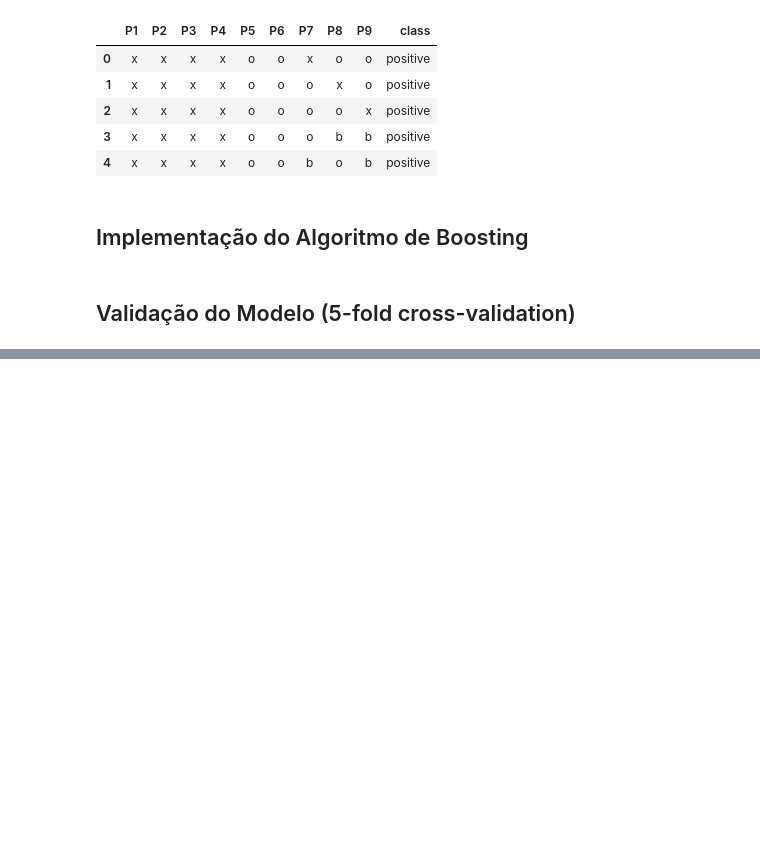
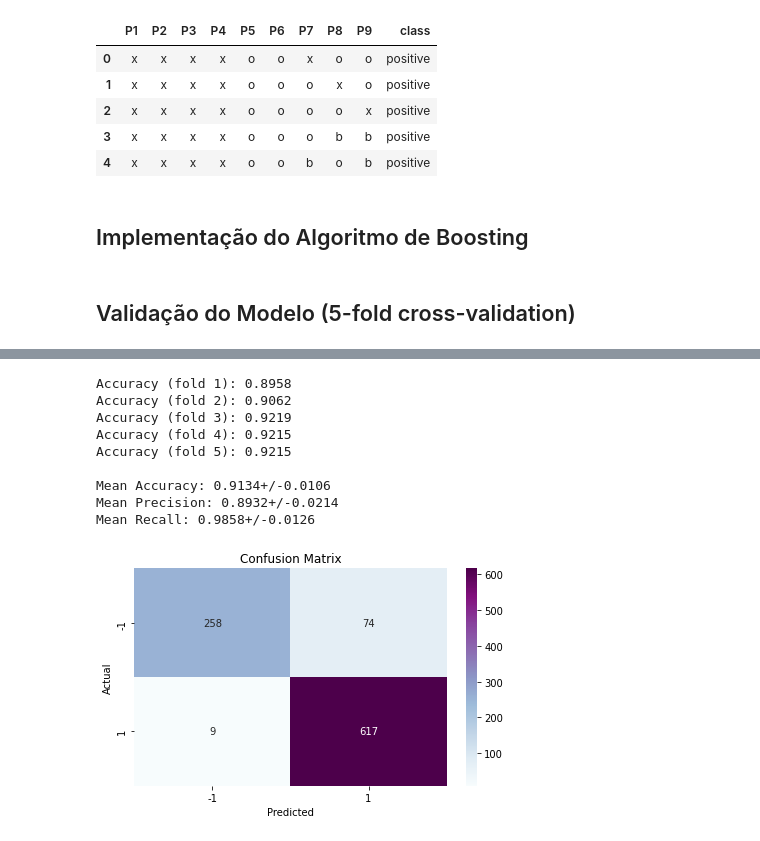
Before and after one commit to vcaitite/machine-learning-exercises, a Jupyter notebook: TP2/Trabalho Prático 2 - Implementação do Algoritmo de Boosting.ipynb, the cells around one changed output, grey strips where cells are left out. Saved outputs shown, nothing was run; the diff lists cells and outputs as text; code cells hidden in the pictures; blank space fills up the shorter version.

```diff
--- a/TP2/Trabalho Prático 2 - Implementação do Algoritmo de Boosting.ipynb
+++ b/TP2/Trabalho Prático 2 - Implementação do Algoritmo de Boosting.ipynb
@@ -115,0 +103,7 @@ accuracy_score(y_pred, y_test)
+# %%
+def plot_confusion_matrix(actual_classes : np.array, predicted_classes : np.array, sorted_labels : list):
+    matrix = confusion_matrix(actual_classes, predicted_classes, labels=sorted_labels)
+    plt.figure(figsize=(7,4))
+    sns.heatmap(matrix, annot=True, xticklabels=sorted_labels, yticklabels=sorted_labels, cmap="BuPu", fmt="g")
+    plt.xlabel('Predicted'); plt.ylabel('Actual'); plt.title('Confusion Matrix')
+    plt.show()
@@ -115,0 +181,16 @@ accuracy_score(y_pred, y_test)
+# %%
+# Calling Method
+model =  AdaBoost
+params = {'n_estimator': n_estimators}
+clf, mean_accuracy_nb, mean_precision_nb, mean_recall_nb = apply_cross_validation(model)
+# %% [output]
+Accuracy (fold 1): 0.8958
+Accuracy (fold 2): 0.9062
+Accuracy (fold 3): 0.9219
+Accuracy (fold 4): 0.9215
+Accuracy (fold 5): 0.9215
+
+Mean Accuracy: 0.9134+/-0.0106
+Mean Precision: 0.8932+/-0.0214
+Mean Recall: 0.9858+/-0.0126
+[figure, added]
```
Also changed, not shown: parts of 11 cells of this notebook.
